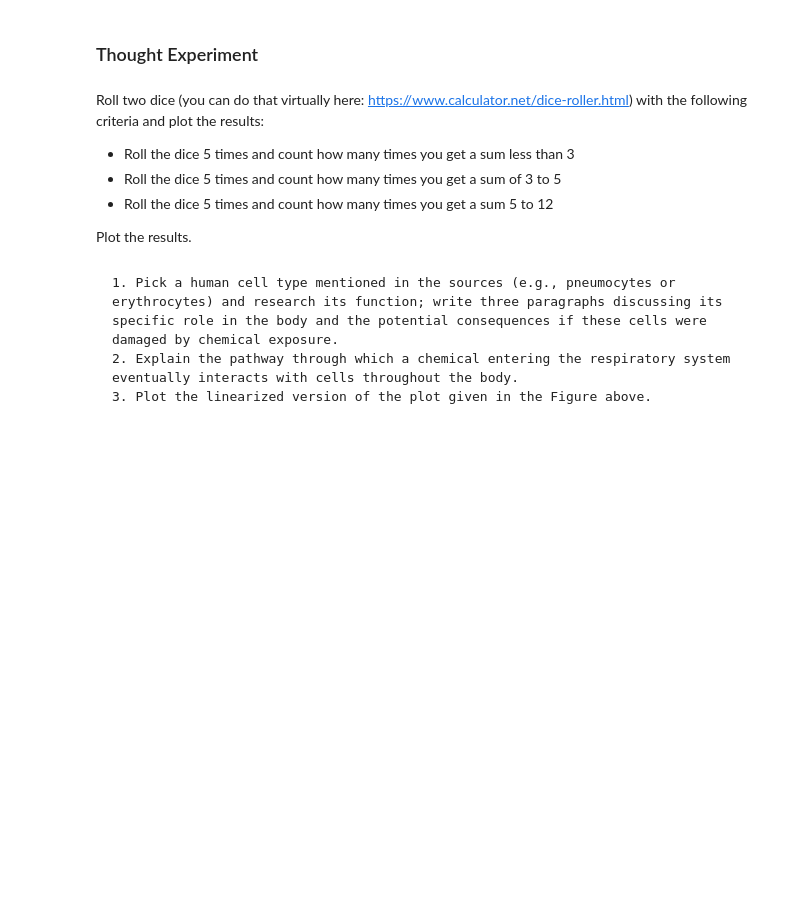
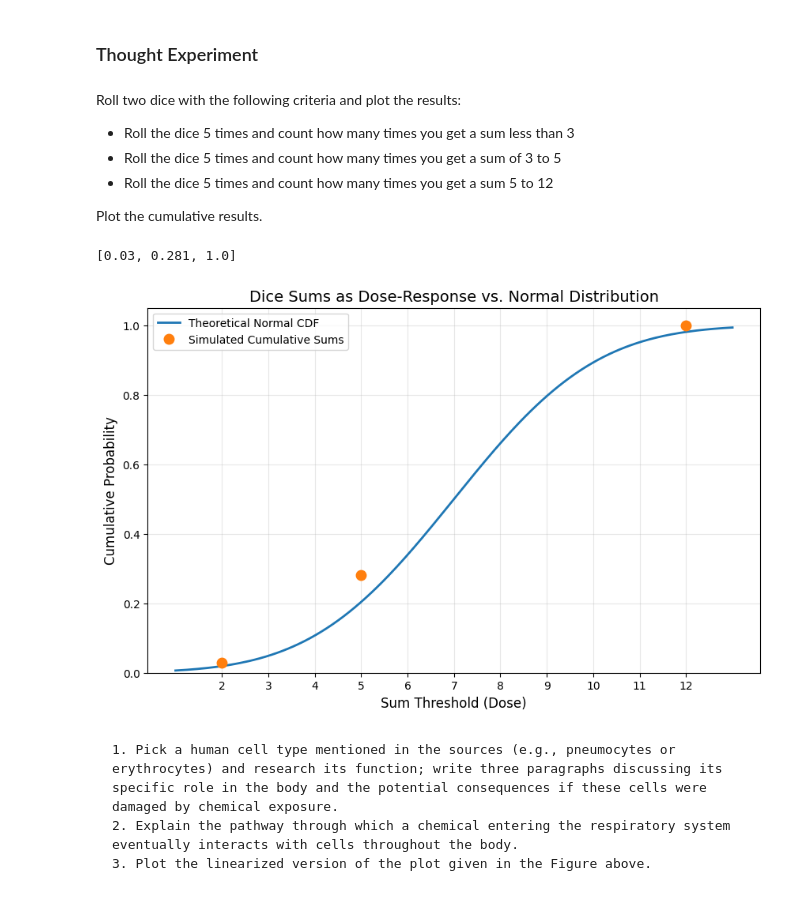
Before and after one commit to clint-bg/safetyinjc, a Jupyter notebook: harmrisk/05-humanbody.ipynb, the cells around one changed output. Saved outputs shown, nothing was run; the diff lists cells and outputs as text; code cells hidden in the pictures; blank space fills up the shorter version.

````diff
--- a/harmrisk/05-humanbody.ipynb
+++ b/harmrisk/05-humanbody.ipynb
@@ -128,9 +156,9 @@ where Y is the probit value and $f$ is the mortality fraction of probability.
 # %% [markdown]
 ### Thought Experiment
 # %% [markdown]
-Roll two dice (you can do that virtually here: https://www.calculator.net/dice-roller.html) with the following criteria and plot the results:
+Roll two dice with the following criteria and plot the results:
 - Roll the dice 5 times and count how many times you get a sum less than 3
 - Roll the dice 5 times and count how many times you get a sum of 3 to 5
 - Roll the dice 5 times and count how many times you get a sum 5 to 12
 
-Plot the results.
+Plot the cumulative results.
@@ -137,3 +170,62 @@ Plot the results.
+# %%
+num_rolls = 1000
+# %%
+count_2 = 0             # Sum <= 2
+count_3_to_5 = 0        # 3 <= Sum <= 5
+count_6_to_12 = 0       # 6 <= Sum <= 12
+
+for _ in range(num_rolls):
+    total_sum = random.randint(1, 6) + random.randint(1, 6)
+
+    if total_sum < 3:
+        count_2 += 1
+    elif 3 <= total_sum <= 5:
+        count_3_to_5 += 1
+    elif 6 <= total_sum <= 12:
+        count_6_to_12 += 1
+
+# --- 2. Process Data for Dose-Response Plot ---
+# The "Dose" is the upper limit of our sum ranges
+doses = [2, 5, 12]
+
+# Calculate Cumulative Fractions (accumulating the counts)
+cum_fraction_1 = count_2 / num_rolls
+cum_fraction_2 = (count_2 + count_3_to_5) / num_rolls
+cum_fraction_3 = (count_2 + count_3_to_5 + count_6_to_12) / num_rolls
+
+simulated_probs = [cum_fraction_1, cum_fraction_2, cum_fraction_3]
+
+print(simulated_probs)
+# %% [output]
+[0.03, 0.281, 1.0]
+# %%
+mu = 7 #average of 2 dice
+sigma = np.sqrt(5.833)  # Variance of 2 dice is ~5.833
+
+# Generate smooth line data
+x_theoretical = np.linspace(1, 13, 200)
+y_theoretical = norm.cdf(x_theoretical, loc=mu, scale=sigma)
+
+
+plt.figure(figsize=(10, 6))
+plt.plot(x_theoretical, y_theoretical, linewidth=2,
+            label='Theoretical Normal CDF') # Plot the Theoretical Normal CDF (The Curve)
+
+plt.plot(doses, simulated_probs, 'o', markersize=9,
+            label='Simulated Cumulative Sums') # Plot the Simulated Data (The "Dose" Points)
+
+# Formatting
+plt.title('Dice Sums as Dose-Response vs. Normal Distribution', fontsize=14)
+plt.xlabel('Sum Threshold (Dose)', fontsize=12)
+plt.ylabel('Cumulative Probability', fontsize=12)
+plt.legend()
+plt.grid(True, alpha=0.3)
+plt.xticks(range(2, 13))
+plt.ylim(0, 1.05)
+
+plt.show()
+# %% [output]
+[figure, added]
 # %% [markdown]
 ```{warning} Action Items
 1. Pick a human cell type mentioned in the sources (e.g., pneumocytes or erythrocytes) and research its function; write three paragraphs discussing its specific role in the body and the potential consequences if these cells were damaged by chemical exposure.
````
Also changed, not shown: parts of 9 cells of this notebook, 1 other file.
